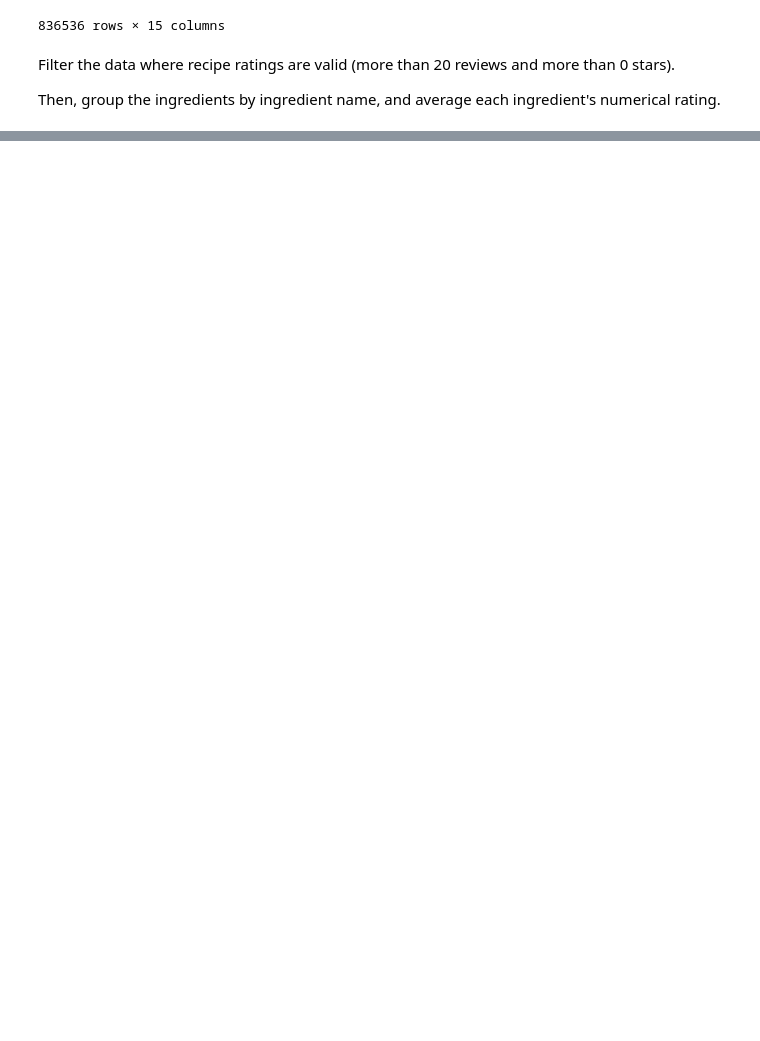
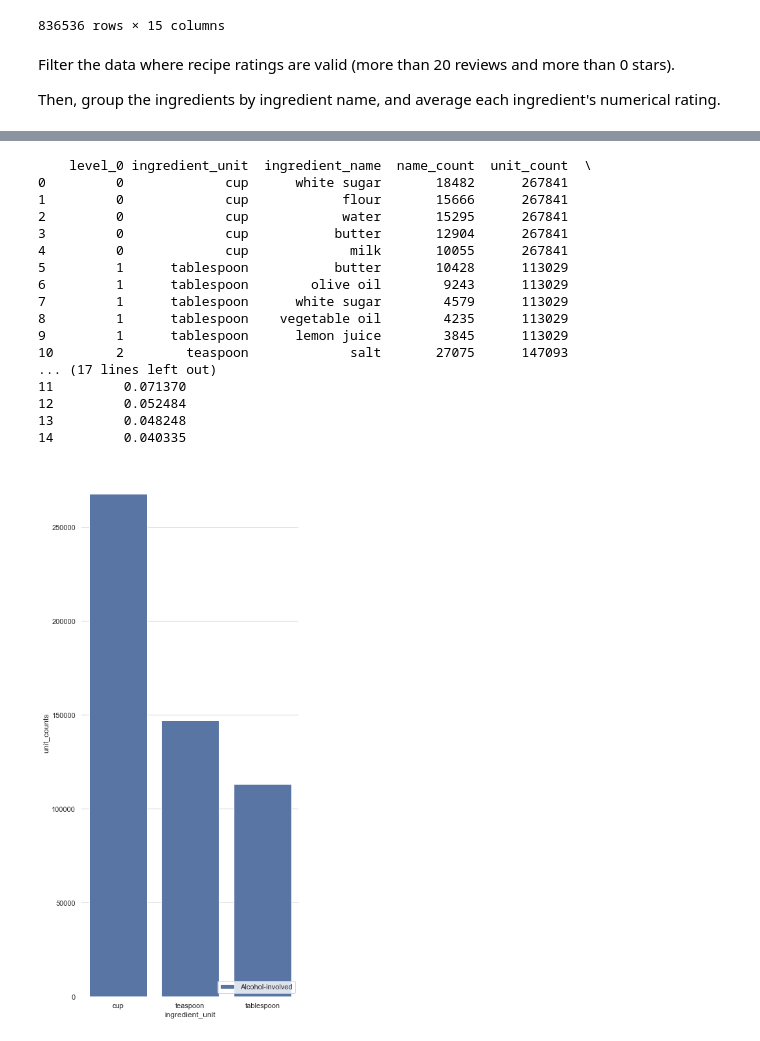
Before and after one commit to wcedmisten/foodFinder, a Jupyter notebook: All Recipes Exploratory Data Analysis.ipynb, the cells around one changed output, grey strips where cells are left out. Saved outputs shown, nothing was run; the diff lists cells and outputs as text; code cells hidden in the pictures; blank space fills up the shorter version.

```diff
--- a/All Recipes Exploratory Data Analysis.ipynb
+++ b/All Recipes Exploratory Data Analysis.ipynb
@@ -231,0 +317,55 @@ plt.show()
+# %%
+units = df["ingredient_unit"].value_counts().rename_axis(
+       'ingredient_unit'
+).reset_index(name='unit_counts').head(3)
+
+NUM_INGREDIENTS_PER_BAR = 5
+
+joined = df.merge(units, how="inner", on="ingredient_unit")
+top_ingredients_by_unit = joined.groupby(
+       ["ingredient_unit", "ingredient_name"]
+).agg(
+       name_count=("ingredient_name", "count"),
+       unit_count=("unit_counts", "first")
+).groupby(
+       'ingredient_unit', as_index=False
+).apply(lambda x: x.nlargest(NUM_INGREDIENTS_PER_BAR, 'name_count'))
+
+new = top_ingredients_by_unit.assign(
+       ingredient_freq=top_ingredients_by_unit["name_count"] / top_ingredients_by_unit["unit_count"]
+)
+
+
+new.reset_index(inplace=True)
+print(new)
+
+# reference:
+# https://seaborn.pydata.org/examples/part_whole_bars.html
+
+# TODO: break this down by ingredient
+f, ax = plt.subplots(figsize=(6, 15))
+
+sns.barplot(x="ingredient_unit", y="unit_counts", data=units,
+       label="Alcohol-involved", color="b")
+
+ax.legend(ncol=2, loc="lower right", frameon=True)
+sns.despine(left=True, bottom=True)
+# %% [output]
+    level_0 ingredient_unit  ingredient_name  name_count  unit_count  \
+0         0             cup      white sugar       18482      267841
+1         0             cup            flour       15666      267841
+2         0             cup            water       15295      267841
+3         0             cup           butter       12904      267841
+4         0             cup             milk       10055      267841
+5         1      tablespoon           butter       10428      113029
+6         1      tablespoon        olive oil        9243      113029
+7         1      tablespoon      white sugar        4579      113029
+8         1      tablespoon    vegetable oil        4235      113029
+9         1      tablespoon      lemon juice        3845      113029
+10        2        teaspoon             salt       27075      147093
+... (17 lines left out)
+11         0.071370
+12         0.052484
+13         0.048248
+14         0.040335
+[figure, added]
```
Also changed, not shown: parts of 14 cells of this notebook, 2 other files.
